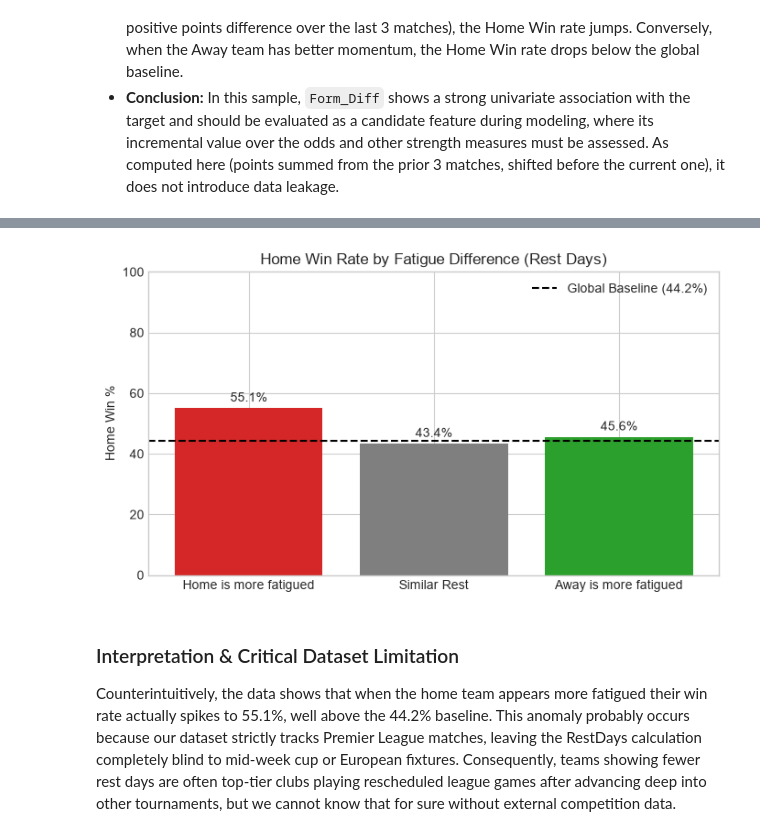
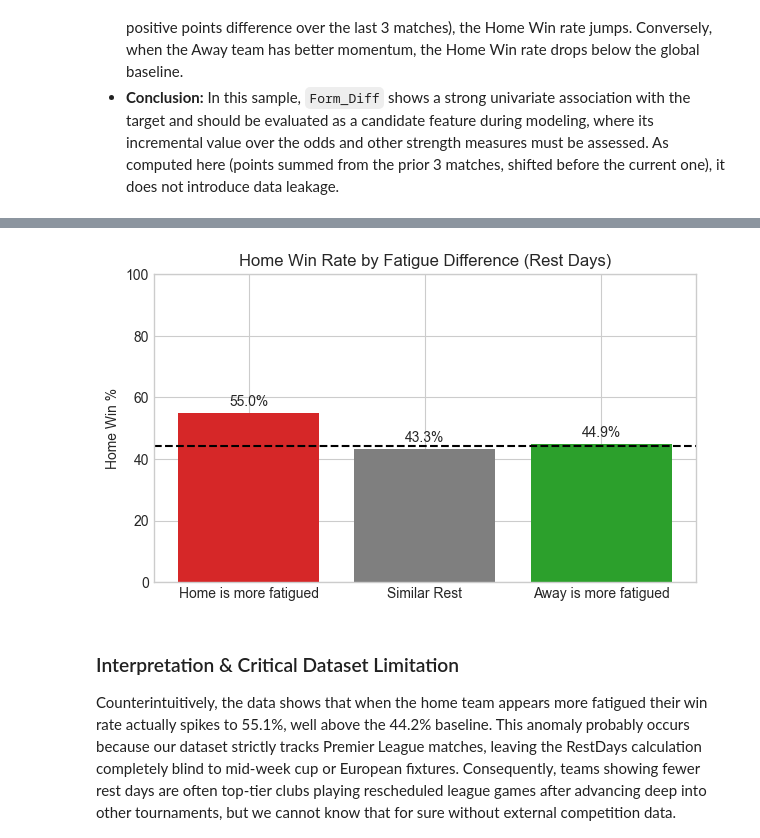
Before and after one commit to errodd/premier_league_football_predictor, a Jupyter notebook: notebooks/EDA.ipynb, the cells around one changed output, grey strips where cells are left out. Cells and saved outputs as stored; diff of their text form; code cells hidden in the pictures.

```diff
--- a/notebooks/EDA.ipynb
+++ b/notebooks/EDA.ipynb
@@ -1943,47 +1951,64 @@ Next, we evaluate if the number of rest days between matches impacts the outcome
 # %%
-# 1. Calculate Rest Days using the already sorted team_matches dataframe
-team_matches['RestDays'] = team_matches.groupby('Team')['Date_dt'].diff().dt.days
+# 1. Calculate Rest Days WITHIN each season using the already sorted team_matches dataframe.
+# We group by ['Team', 'Season'] so that .diff() measures the gap between consecutive
+# matches inside the same season. This isolates true fixture congestion (the 3-7 day cycle
+# between league games) and keeps the ~3-month off-season break -- a different phenomenon --
+# out of the feature.
+team_matches['RestDays'] = team_matches.groupby(['Team', 'Season'])['Date_dt'].diff().dt.days
 
-# Fill the first match of the season with a standard off-season value (e.g., 30 days)
-team_matches['RestDays'] = team_matches['RestDays'].fillna(30)
+# The first match of each team in each season has no prior in-season fixture, so RestDays
+# stays NaN (unknown / not-applicable). This makes the missing-value semantics exact:
+# NaN == first match of each team in each season (20 teams x 5 seasons = 100 rows),
+# consistent with how RecentPts is handled in 7.1. We intentionally avoid constant
+# imputation, since a fresh pre-season is not equivalent to any fixed number of rest days.
 
-# 2. Merge back into the main DataFrame
-home_rest = team_matches[team_matches['is_home'] == True][['Date_dt', 'Team', 'RestDays']]
-away_rest = team_matches[team_matches['is_home'] == False][['Date_dt', 'Team', 'RestDays']]
+# 2. Merge back into the main DataFrame.
+# Drop engineered columns first so this cell is safely re-runnable.
+premier_df = premier_df.drop(columns=['HomeRestDays', 'AwayRestDays', 'Rest_Diff'], errors='ignore')
 
-premier_df = premier_df.merge(home_rest.rename(columns={'Team': 'HomeTeam', 'RestDays': 'HomeRestDays'}), on=['Date_dt', 'HomeTeam'], how='left')
-premier_df = premier_df.merge(away_rest.rename(columns={'Team': 'AwayTeam', 'RestDays': 'AwayRestDays'}), on=['Date_dt', 'AwayTeam'], how='left')
+# The merge key includes 'Season' (as in 7.1) so each match row maps to exactly one
+# team-rest row, keyed by season, date and team.
+home_rest = team_matches[team_matches['is_home'] == True][['Season', 'Date_dt', 'Team', 'RestDays']]
+away_rest = team_matches[team_matches['is_home'] == False][['Season', 'Date_dt', 'Team', 'RestDays']]
 
-# 3. Calculate Rest Difference
+premier_df = premier_df.merge(
+    home_rest.rename(columns={'Team': 'HomeTeam', 'RestDays': 'HomeRestDays'}),
+    on=['Season', 'Date_dt', 'HomeTeam'], how='left', validate='m:1')
+premier_df = premier_df.merge(
+    away_rest.rename(columns={'Team': 'AwayTeam', 'RestDays': 'AwayRestDays'}),
+    on=['Season', 'Date_dt', 'AwayTeam'], how='left', validate='m:1')
+
+# 3. Calculate Rest Difference (defined only when BOTH teams have a valid within-season
+# previous match; season openers remain NaN and are naturally excluded below).
 premier_df['Rest_Diff'] = premier_df['HomeRestDays'] - premier_df['AwayRestDays']
 
 # --- Plotting the Evidence ---
 fatigue_analysis = premier_df.dropna(subset=['Rest_Diff']).copy()
 fatigue_analysis['HomeWin'] = fatigue_analysis['FTR'].eq('H').astype(int)
 
-# Cap extreme rest differences (e.g., season breaks) to focus on normal congested fixtures
+# Cap extreme rest differences to focus on normal congested fixtures
 fatigue_analysis['Rest_Diff_Capped'] = fatigue_analysis['Rest_Diff'].clip(lower=-7, upper=7)
 
 fatigue_analysis['Fatigue_Category'] = pd.cut(
     fatigue_analysis['Rest_Diff_Capped'],
     bins=[-8, -3, 2, 8],
     labels=['Home is more fatigued', 'Similar Rest', 'Away is more fatigued']
 )
 
 fatigue_summary = fatigue_analysis.groupby('Fatigue_Category', observed=True).agg(
     Home_Win_Rate=('HomeWin', lambda x: x.mean() * 100)
 ).round(1)
 
 fig, ax = plt.subplots(figsize=(7, 4))
 bars = ax.bar(fatigue_summary.index, fatigue_summary['Home_Win_Rate'], color=['#D62728', '#7F7F7F', '#2CA02C'])
 ax.set(title='Home Win Rate by Fatigue Difference (Rest Days)', ylabel='Home Win %', ylim=(0, 100))
 ax.axhline(44.2, color='black', linestyle='--', label='Global Baseline (44.2%)')
 for container in ax.containers: ax.bar_label(container, fmt='%.1f%%', padding=3, size=10)
-ax.legend()
-plt.tight_layout()
-plt.show()
+#ax.legend()
+#plt.tight_layout()
+#plt.show()
 # %% [output]
-[figure, old version]
+[figure, new version]
 # %% [markdown]
 ### Interpretation & Critical Dataset Limitation
 
```
Also changed, not shown: parts of 1 cell of this notebook.
